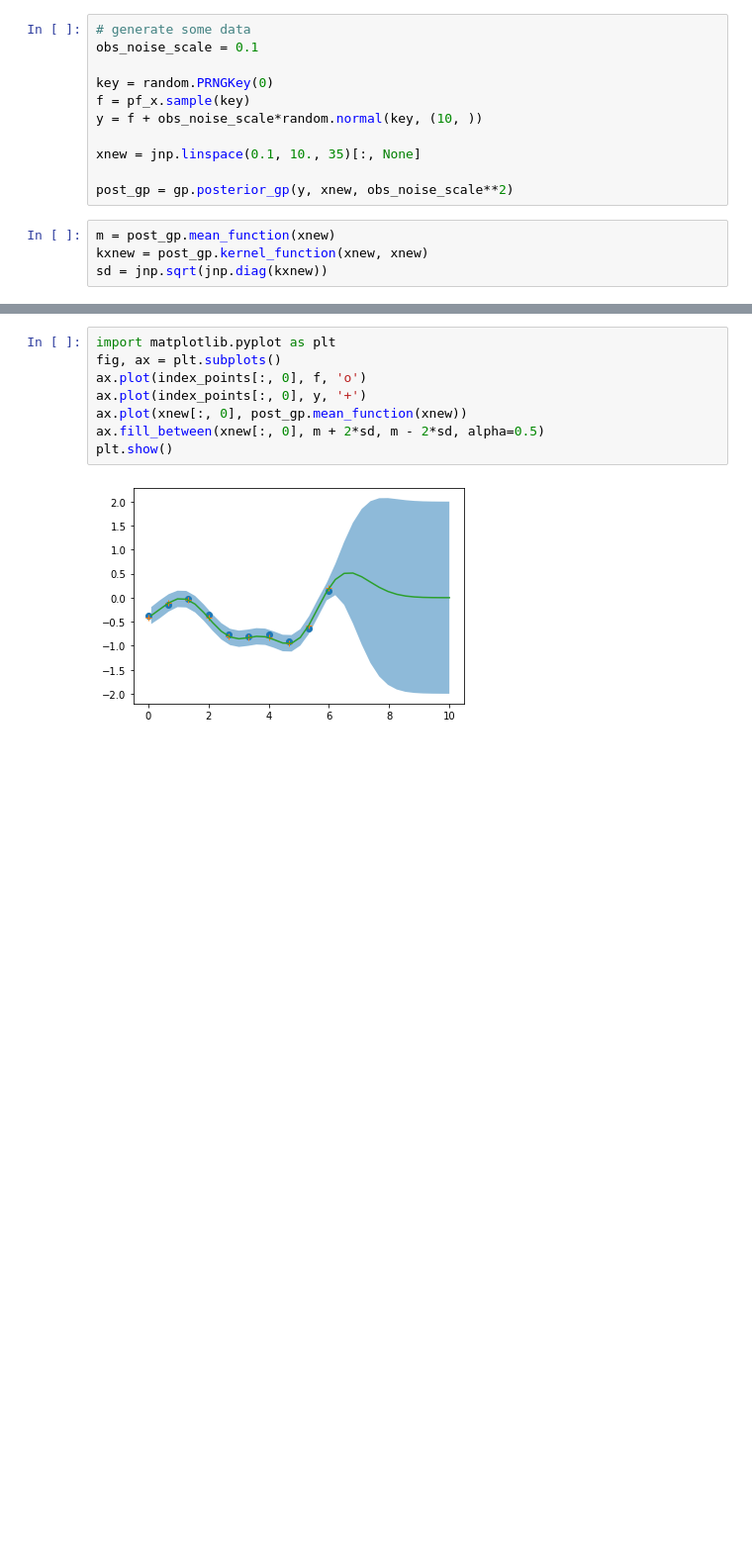
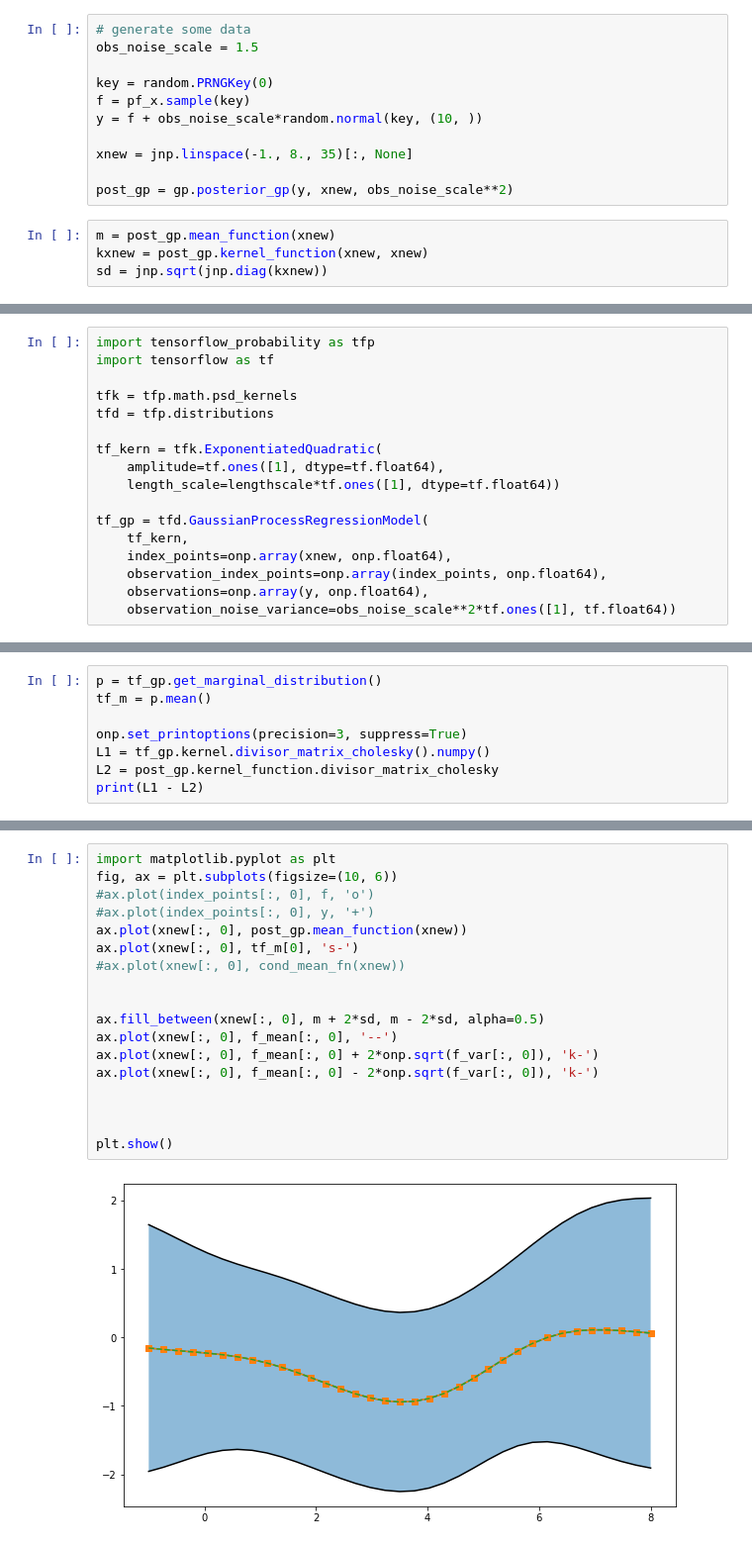
Before and after one commit to google/flax, a Jupyter notebook: examples/gaussian_processes/test_notebook.ipynb, the cells around one changed output, grey strips where cells are left out. Shown at 99% size. Cells and saved outputs as stored; diff of their text form; blank space fills up the shorter version.

```diff
--- a/examples/gaussian_processes/test_notebook.ipynb
+++ b/examples/gaussian_processes/test_notebook.ipynb
@@ -16,13 +23,13 @@ gp = distributions.GaussianProcess(index_points, base_mean_fun, base_kernel_fun,
 pf_x = gp.marginal()
 # %%
 # generate some data
-obs_noise_scale = 0.1
+obs_noise_scale = 1.5
 
 key = random.PRNGKey(0)
 f = pf_x.sample(key)
 y = f + obs_noise_scale*random.normal(key, (10, ))
 
-xnew = jnp.linspace(0.1, 10., 35)[:, None]
+xnew = jnp.linspace(-1., 8., 35)[:, None]
 
 post_gp = gp.posterior_gp(y, xnew, obs_noise_scale**2)
 # %%
@@ -31,0 +52,17 @@ sd = jnp.sqrt(jnp.diag(kxnew))
+# %%
+import tensorflow_probability as tfp
+import tensorflow as tf
+
+tfk = tfp.math.psd_kernels
+tfd = tfp.distributions
+
+tf_kern = tfk.ExponentiatedQuadratic(
+    amplitude=tf.ones([1], dtype=tf.float64),
+    length_scale=lengthscale*tf.ones([1], dtype=tf.float64))
+
+tf_gp = tfd.GaussianProcessRegressionModel(
+    tf_kern,
+    index_points=onp.array(xnew, onp.float64),
+    observation_index_points=onp.array(index_points, onp.float64),
+    observations=onp.array(y, onp.float64),
+    observation_noise_variance=obs_noise_scale**2*tf.ones([1], tf.float64))
@@ -31,0 +82,8 @@ sd = jnp.sqrt(jnp.diag(kxnew))
+# %%
+p = tf_gp.get_marginal_distribution()
+tf_m = p.mean()
+
+onp.set_printoptions(precision=3, suppress=True)
+L1 = tf_gp.kernel.divisor_matrix_cholesky().numpy()
+L2 = post_gp.kernel_function.divisor_matrix_cholesky
+print(L1 - L2)
@@ -32,10 +199,20 @@ sd = jnp.sqrt(jnp.diag(kxnew))
 # %%
 import matplotlib.pyplot as plt
-fig, ax = plt.subplots()
-ax.plot(index_points[:, 0], f, 'o')
-ax.plot(index_points[:, 0], y, '+')
+fig, ax = plt.subplots(figsize=(10, 6))
+#ax.plot(index_points[:, 0], f, 'o')
+#ax.plot(index_points[:, 0], y, '+')
 ax.plot(xnew[:, 0], post_gp.mean_function(xnew))
+ax.plot(xnew[:, 0], tf_m[0], 's-')
+#ax.plot(xnew[:, 0], cond_mean_fn(xnew))
+
+
 ax.fill_between(xnew[:, 0], m + 2*sd, m - 2*sd, alpha=0.5)
+ax.plot(xnew[:, 0], f_mean[:, 0], '--')
+ax.plot(xnew[:, 0], f_mean[:, 0] + 2*onp.sqrt(f_var[:, 0]), 'k-')
+ax.plot(xnew[:, 0], f_mean[:, 0] - 2*onp.sqrt(f_var[:, 0]), 'k-')
+
+
+
 plt.show()
 # %% [output]
-[figure, old version]
+[figure, new version]
```
Also changed, not shown: parts of 17 cells of this notebook, 9 other files.
